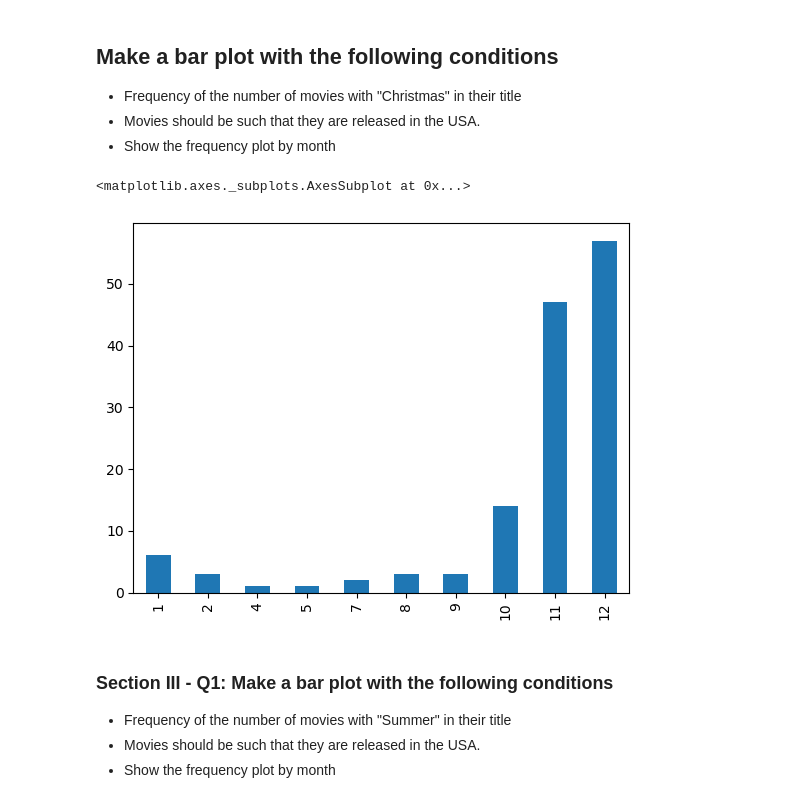
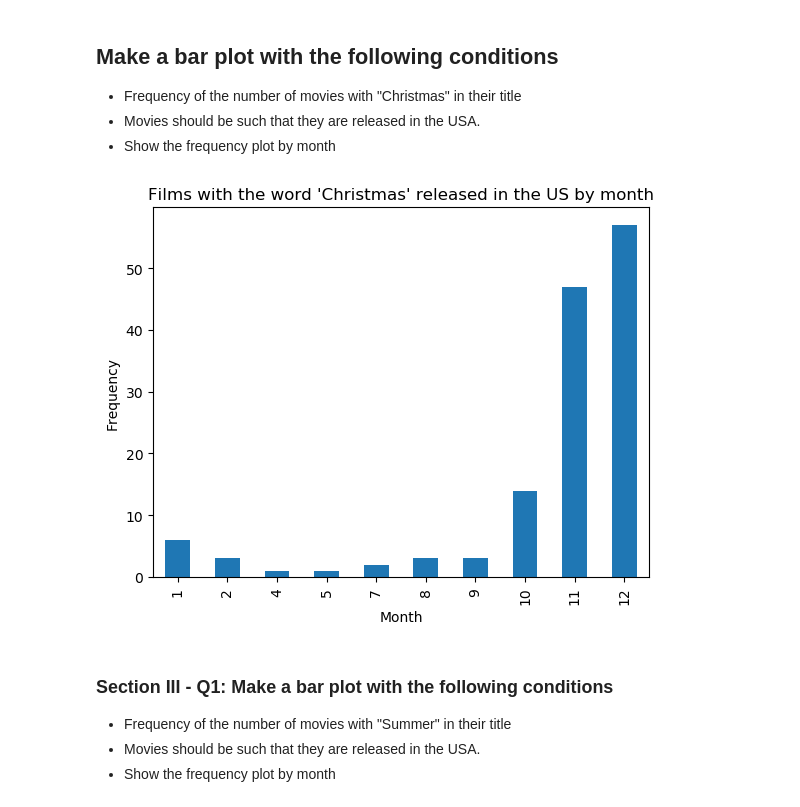
Before and after one commit to lfunderburk/mec-mini-projects, a Jupyter notebook: mec-5.3.10-data-wranging-with-pandas-mini-project/Mini_Project_Data_Wrangling_Pandas.ipynb, the cells around one changed output. Saved outputs shown, nothing was run; the diff lists cells and outputs as text; code cells hidden in the pictures.

```diff
--- a/mec-5.3.10-data-wranging-with-pandas-mini-project/Mini_Project_Data_Wrangling_Pandas.ipynb
+++ b/mec-5.3.10-data-wranging-with-pandas-mini-project/Mini_Project_Data_Wrangling_Pandas.ipynb
@@ -564,9 +637,12 @@ plt.show()
 # %%
 christmas = release_dates[(release_dates.title.str.contains('Christmas')) & (release_dates.country == 'USA')]
 christmas.date.dt.month.value_counts().sort_index().plot(kind='bar')
+plt.title("Films with the word 'Christmas' released in the US by month")
+plt.xlabel("Month")
+plt.ylabel("Frequency")
+plt.show()
 # %% [output]
-<matplotlib.axes._subplots.AxesSubplot at 0x...>
-[figure, old version]
+[figure, new version]
 # %% [markdown]
 ### Section III - Q1: Make a bar plot with the following conditions
 - Frequency of the number of movies with "Summer" in their title
```
Also changed, not shown: parts of 23 cells of this notebook.
